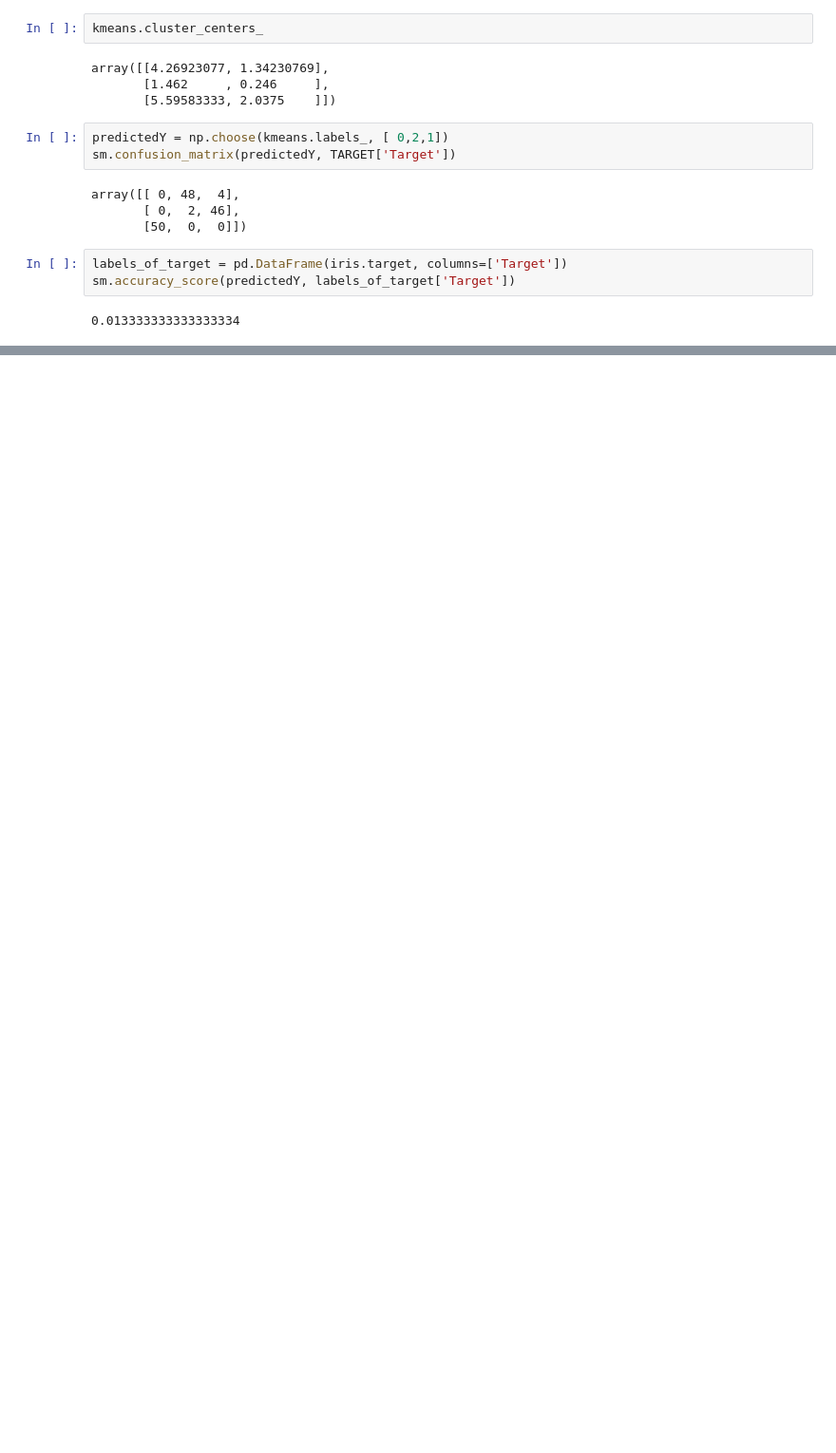
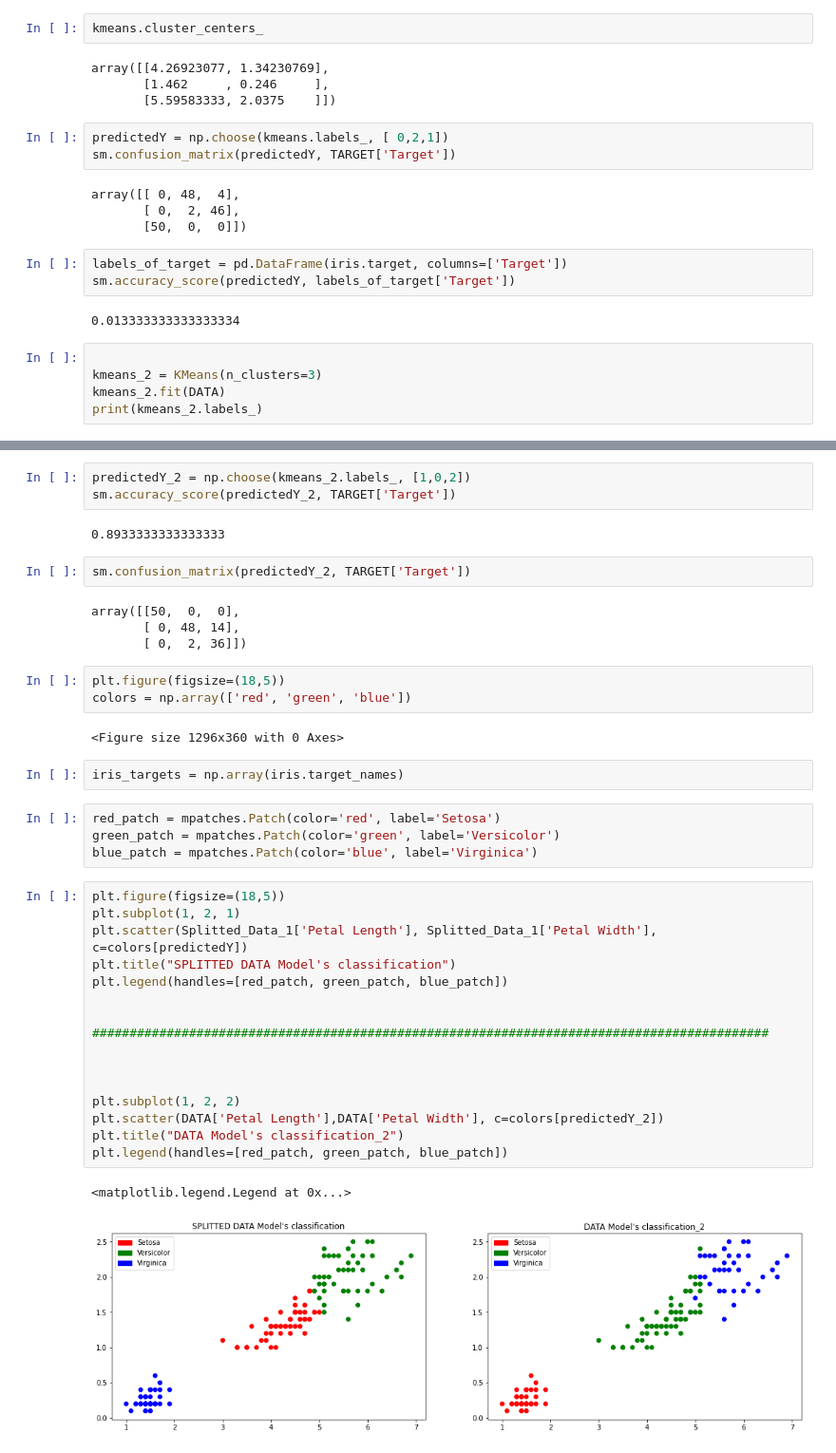
Before and after one commit to HarmanBhutani/Machine-Learning-Tutorials, a Jupyter notebook: KMeans.ipynb, the cells around one changed output, grey strips where cells are left out. Shown: that part at 95% size. Saved outputs shown, nothing was run; the diff lists cells and outputs as text; blank space fills up the shorter version.

Commit message:
Output data organised KMeans

```diff
--- a/KMeans.ipynb
+++ b/KMeans.ipynb
@@ -117,3 +117,8 @@ labels_of_target = pd.DataFrame(iris.target, columns=['Target'])
 sm.accuracy_score(predictedY, labels_of_target['Target'])
 # %% [output]
 0.013333333333333334
+# %%
+
+kmeans_2 = KMeans(n_clusters=3)
+kmeans_2.fit(DATA)
+print(kmeans_2.labels_)
@@ -119,0 +131,41 @@ sm.accuracy_score(predictedY, labels_of_target['Target'])
+# %%
+predictedY_2 = np.choose(kmeans_2.labels_, [1,0,2])
+sm.accuracy_score(predictedY_2, TARGET['Target'])
+# %% [output]
+0.8933333333333333
+# %%
+sm.confusion_matrix(predictedY_2, TARGET['Target'])
+# %% [output]
+array([[50,  0,  0],
+       [ 0, 48, 14],
+       [ 0,  2, 36]])
+# %%
+plt.figure(figsize=(18,5))
+colors = np.array(['red', 'green', 'blue'])
+# %% [output]
+<Figure size 1296x360 with 0 Axes>
+# %%
+iris_targets = np.array(iris.target_names)
+# %%
+red_patch = mpatches.Patch(color='red', label='Setosa')
+green_patch = mpatches.Patch(color='green', label='Versicolor')
+blue_patch = mpatches.Patch(color='blue', label='Virginica')
+# %%
+plt.figure(figsize=(18,5))
+plt.subplot(1, 2, 1)
+plt.scatter(Splitted_Data_1['Petal Length'], Splitted_Data_1['Petal Width'], c=colors[predictedY])
+plt.title("SPLITTED DATA Model's classification")
+plt.legend(handles=[red_patch, green_patch, blue_patch])
+
+
+###########################################################################################
+
+
+
+plt.subplot(1, 2, 2)
+plt.scatter(DATA['Petal Length'],DATA['Petal Width'], c=colors[predictedY_2])
+plt.title("DATA Model's classification_2")
+plt.legend(handles=[red_patch, green_patch, blue_patch])
+# %% [output]
+<matplotlib.legend.Legend at 0x...>
+[figure, added]
```
Also changed, not shown: parts of 3 cells of this notebook.
